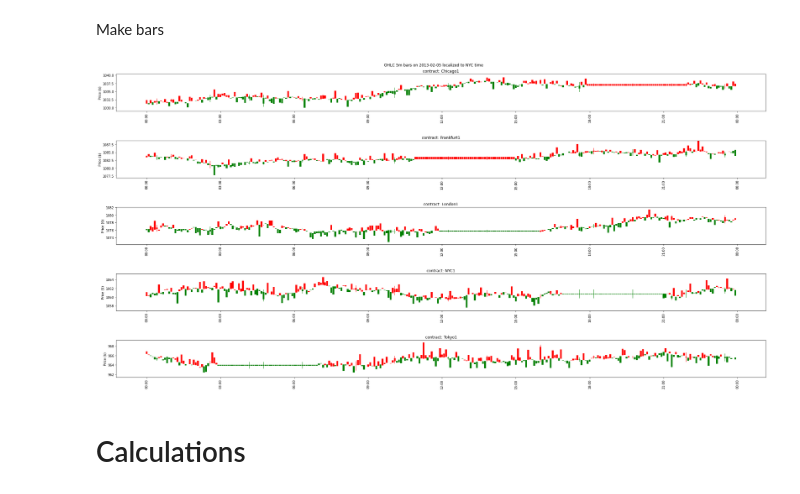
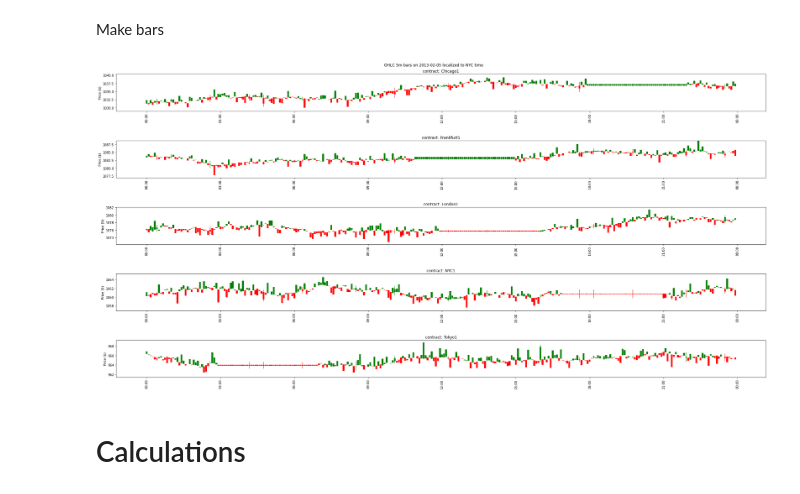
Before and after one commit to diegodalvarez/SyntheticFuturesAnalysis, a Jupyter notebook: notebook/Analysis.ipynb, the cells around one changed output. Cells and saved outputs as stored; diff of their text form; code cells hidden in the pictures.

```diff
--- a/notebook/Analysis.ipynb
+++ b/notebook/Analysis.ipynb
@@ -184,40 +184,40 @@ def make_ohlc_bars(df_price: pd.DataFrame, date):
         "nyc_time")
         [["contract_name", "open_price", "high_price", "low_price", "close_price"]])
 
     contracts = df_contract.contract_name.drop_duplicates().to_list()
 
     fig, axes = plt.subplots(nrows = len(contracts), figsize = (30,15))
     for i, contract in enumerate(contracts):
 
         df_plot = (df_contract.query(
             "contract_name == @contract").
             drop(columns = ["contract_name"]))
 
         df_up = df_plot.query("close_price > open_price")
         df_down = df_plot.query("close_price < open_price")
 
         width1 = 0.003
         width2 = 0.00003
 
-        axes[i].bar(df_up.index, df_up.close_price - df_up.open_price, width1, bottom = df_up.open_price, color = "red")
-        axes[i].bar(df_up.index, df_up.high_price - df_up.close_price, width2, bottom = df_up.close_price, color = "red")
-        axes[i].bar(df_up.index, df_up.low_price - df_up.open_price, width2, bottom = df_up.open_price, color = "red")
+        axes[i].bar(df_up.index, df_up.close_price - df_up.open_price, width1, bottom = df_up.open_price, color = "green")
+        axes[i].bar(df_up.index, df_up.high_price - df_up.close_price, width2, bottom = df_up.close_price, color = "green")
+        axes[i].bar(df_up.index, df_up.low_price - df_up.open_price, width2, bottom = df_up.open_price, color = "green")
 
-        axes[i].bar(df_down.index, df_down.close_price - df_down.open_price, width1, bottom = df_down.open_price, color = "green")
-        axes[i].bar(df_down.index, df_down.high_price - df_down.open_price, width2, bottom = df_down.open_price, color = "green")
-        axes[i].bar(df_down.index, df_down.low_price - df_down.close_price, width2, bottom = df_down.close_price, color = "green")
+        axes[i].bar(df_down.index, df_down.close_price - df_down.open_price, width1, bottom = df_down.open_price, color = "red")
+        axes[i].bar(df_down.index, df_down.high_price - df_down.open_price, width2, bottom = df_down.open_price, color = "red")
+        axes[i].bar(df_down.index, df_down.low_price - df_down.close_price, width2, bottom = df_down.close_price, color = "red")
 
         axes[i].xaxis.set_major_formatter(mdates.DateFormatter("%H:%M"))
         axes[i].tick_params(axis = "x", rotation = 90)
         axes[i].set_title("contract: {}".format(contract))
         axes[i].set_ylabel("Price ($)")
 
     fig.suptitle("OHLC 5m bars on {} localized to NYC time".format(rand_date))
     plt.tight_layout(pad = 4)
 
 make_ohlc_bars(df_price, rand_date)
 # %% [output]
-[figure, old version]
+[figure, new version]
 # %% [markdown]
 # Calculations
 # %% [markdown]
```
Also changed, not shown: parts of 20 cells of this notebook, 3 other files.
